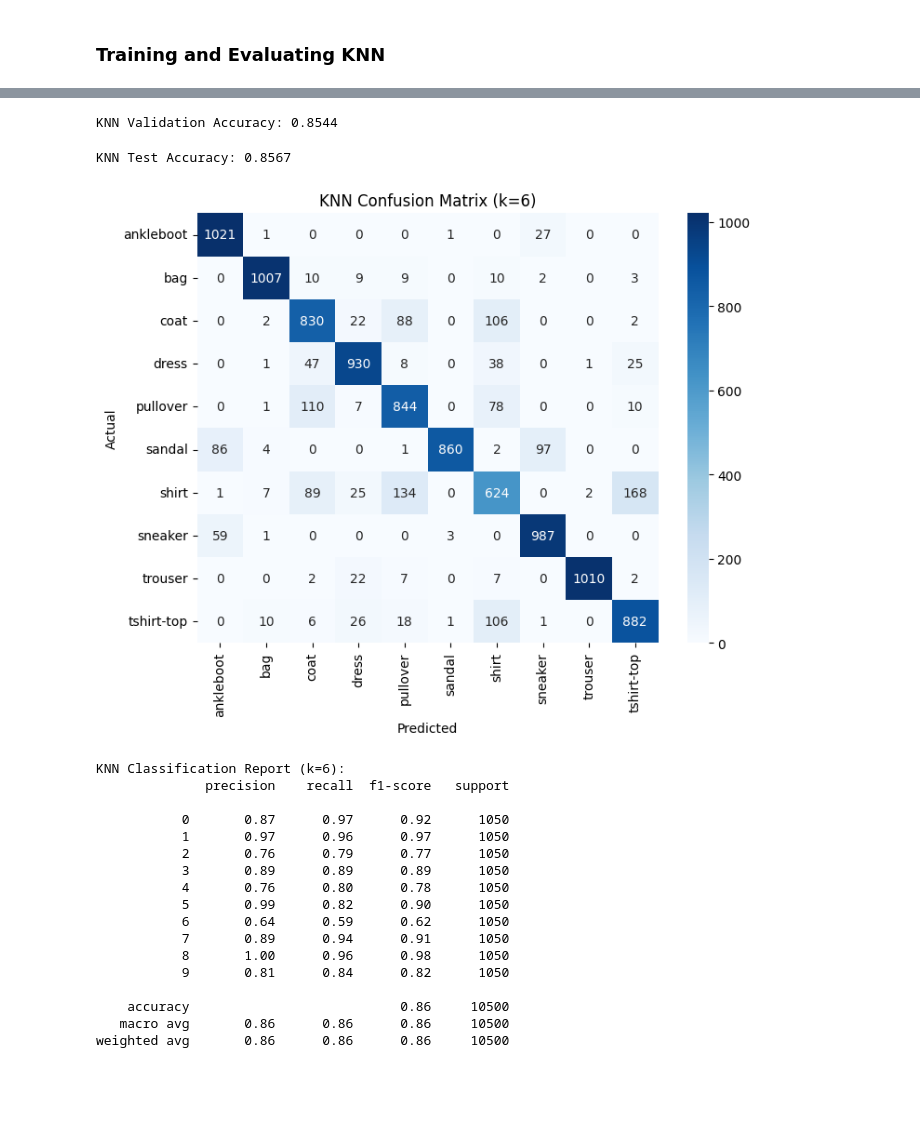
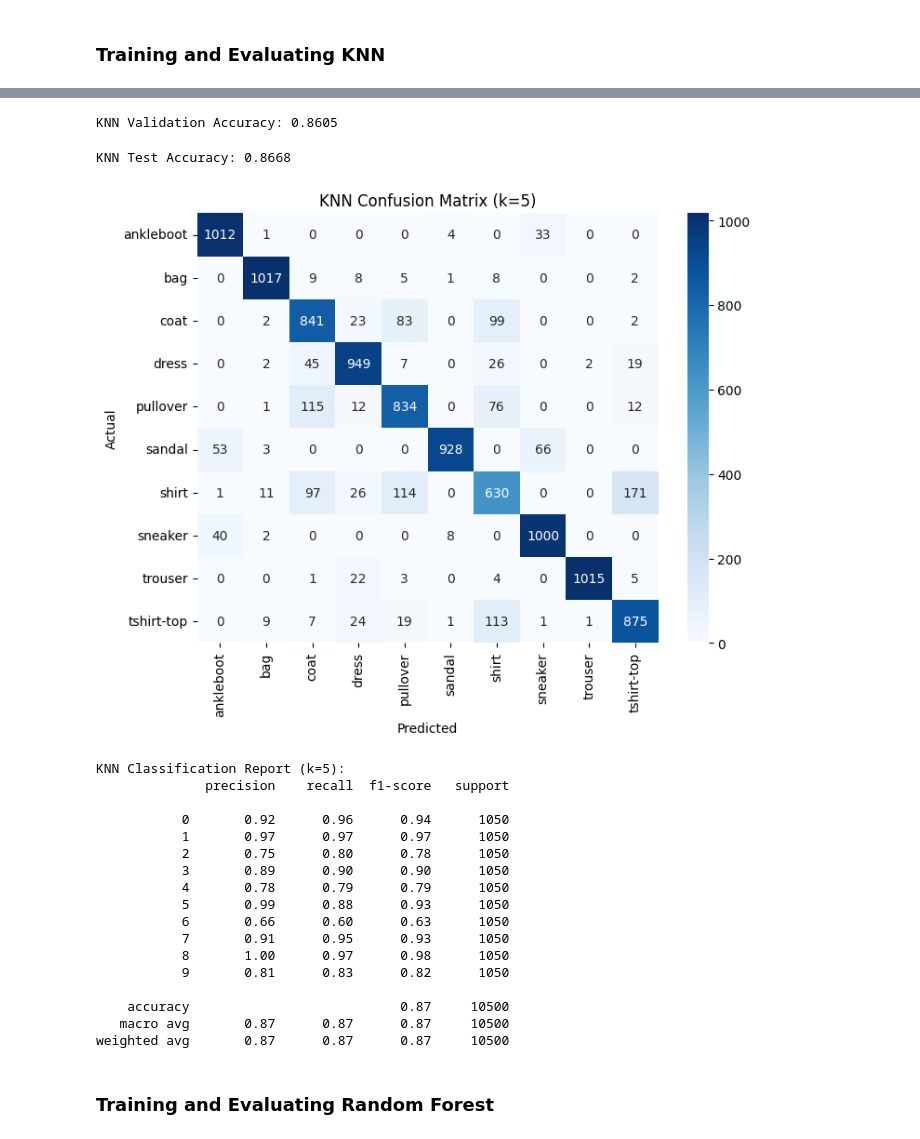
Before and after one commit to Cpgeragh/gesture_based_ui_project, a Jupyter notebook: fashion_distinguisher.ipynb, the cells around one changed output, grey strips where cells are left out. Drawn from its saved outputs; the diff is of its cells as text; code cells hidden in the pictures; blank space fills up the shorter version.

```diff
--- a/fashion_distinguisher.ipynb
+++ b/fashion_distinguisher.ipynb
@@ -184,9 +197,9 @@ Mean Accuracy: 0.8529 ± 0.0025
 # %%
-# Train on full training set
-svm_model.fit(X_train, y_train)
+# Train SVM on full PCA-transformed training set
+svm_model.fit(X_train_pca, y_train)
 
 # Evaluate on validation set
-y_valid_pred = svm_model.predict(X_valid)
+y_valid_pred = svm_model.predict(X_valid_pca)
 svm_valid_accuracy = accuracy_score(y_valid, y_valid_pred)
 
 print(f"SVM Validation Accuracy: {svm_valid_accuracy:.4f}")
@@ -251,7 +268,7 @@ mean_accuracies = []
 # Perform 5-fold cross-validation for each k
 for k in k_values:
     knn_model = KNeighborsClassifier(n_neighbors=k)
-    scores = cross_val_score(knn_model, X_train, y_train, cv=cv)
+    scores = cross_val_score(knn_model, X_train_pca, y_train, cv=cv)
     mean_accuracy = scores.mean()
     mean_accuracies.append(mean_accuracy)
     print(f"k={k}, Mean Accuracy: {mean_accuracy:.4f}")
@@ -291,53 +308,57 @@ Best k based on cross-validation: 6
 # %%
 # Train final KNN model using best k
 knn_model = KNeighborsClassifier(n_neighbors=best_k)
-knn_model.fit(X_train, y_train)
+knn_model.fit(X_train_pca, y_train)
 
 # Evaluate on validation set
-y_valid_pred = knn_model.predict(X_valid)
+y_valid_pred = knn_model.predict(X_valid_pca)
 knn_valid_accuracy = accuracy_score(y_valid, y_valid_pred)
 
 print(f"KNN Validation Accuracy: {knn_valid_accuracy:.4f}")
 # %% [output]
-KNN Validation Accuracy: 0.8544
+KNN Validation Accuracy: 0.8605
 # %%
 # Evaluate on test set
-y_test_pred = knn_model.predict(X_test)
-knn_test_accuracy = accuracy_score(y_test, y_test_pred)
+y_test_pred_knn = knn_model.predict(X_test_pca)
+knn_test_accuracy = accuracy_score(y_test, y_test_pred_knn)
 print(f"KNN Test Accuracy: {knn_test_accuracy:.4f}")
 # %% [output]
-KNN Test Accuracy: 0.8567
+KNN Test Accuracy: 0.8668
 # %%
-cm = confusion_matrix(y_test, y_test_pred)
+# Compute confusion matrix for KNN
+cm = confusion_matrix(y_test, y_test_pred_knn)
 
+# Plot confusion matrix
 plt.figure(figsize=(8,6))
 sns.heatmap(cm, annot=True, fmt="d", cmap="Blues",
             xticklabels=categories, yticklabels=categories)
 plt.xlabel("Predicted")
 plt.ylabel("Actual")
 plt.title(f"KNN Confusion Matrix (k={best_k})")
 plt.show()
 # %% [output]
-[figure, old version]
+[figure, new version]
 # %%
 # Print classification report
 print(f"KNN Classification Report (k={best_k}):")
-print(classification_report(y_test, y_test_pred))
+print(classification_report(y_test, y_test_pred_knn))
 # %% [output]
-KNN Classification Report (k=6):
+KNN Classification Report (k=5):
               precision    recall  f1-score   support
 
-           0       0.87      0.97      0.92      1050
-           1       0.97      0.96      0.97      1050
-           2       0.76      0.79      0.77      1050
-           3       0.89      0.89      0.89      1050
-           4       0.76      0.80      0.78      1050
-           5       0.99      0.82      0.90      1050
-           6       0.64      0.59      0.62      1050
-           7       0.89      0.94      0.91      1050
-           8       1.00      0.96      0.98      1050
-           9       0.81      0.84      0.82      1050
+           0       0.92      0.96      0.94      1050
+           1       0.97      0.97      0.97      1050
+           2       0.75      0.80      0.78      1050
+           3       0.89      0.90      0.90      1050
+           4       0.78      0.79      0.79      1050
+           5       0.99      0.88      0.93      1050
+           6       0.66      0.60      0.63      1050
+           7       0.91      0.95      0.93      1050
+           8       1.00      0.97      0.98      1050
+           9       0.81      0.83      0.82      1050
 
-    accuracy                           0.86     10500
-   macro avg       0.86      0.86      0.86     10500
-weighted avg       0.86      0.86      0.86     10500
+    accuracy                           0.87     10500
+   macro avg       0.87      0.87      0.87     10500
+weighted avg       0.87      0.87      0.87     10500
+# %% [markdown]
+### Training and Evaluating Random Forest
```
Also changed, not shown: parts of 24 cells of this notebook.
